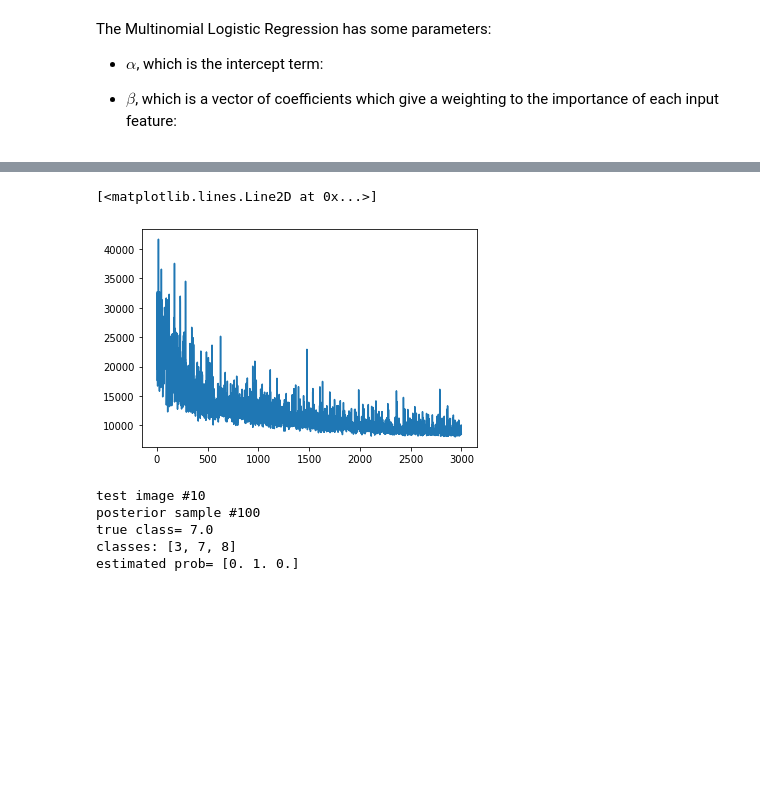
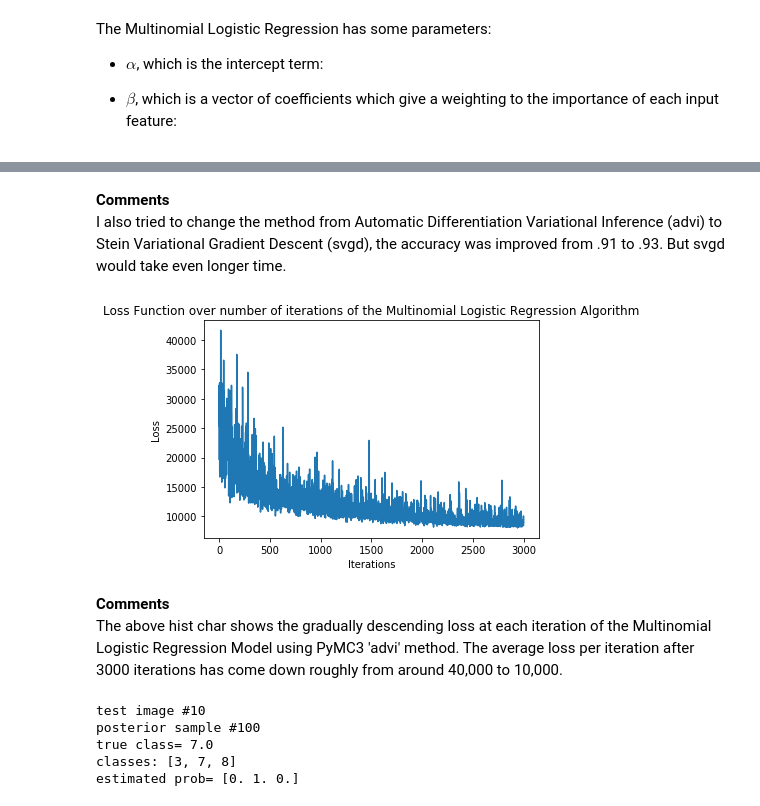
Before and after one commit to zhares999/ET5003_SEM1_2021-2, a Jupyter notebook: Week-1/Etivity_1_XiaomingZhang_20158327.ipynb, the cells around one changed output, grey strips where cells are left out. Drawn from its saved outputs; the diff is of its cells as text; code cells hidden in the pictures; blank space fills up the shorter version.

```diff
--- a/Week-1/Etivity_1_XiaomingZhang_20158327.ipynb
+++ b/Week-1/Etivity_1_XiaomingZhang_20158327.ipynb
@@ -440,8 +451,17 @@ Wall time: 35 s
-# %%
-plt.plot(approx.hist)
-# %% [output]
-[<matplotlib.lines.Line2D at 0x...>]
-[figure, removed]
+# %% [markdown]
+**Comments** <br>
+I also tried to change the method from Automatic Differentiation Variational Inference (advi) to Stein Variational Gradient Descent (svgd), the accuracy was improved from .91 to .93. But svgd would take even longer time.
+# %%
+plt.xlabel('Iterations')
+plt.ylabel('Loss')
+plt.title('Loss Function over number of iterations of the Multinomial Logistic Regression Algorithm')
+plt.plot(approx.hist)
+plt.show()
+# %% [output]
+[figure, added]
+# %% [markdown]
+**Comments** <br>
+The above hist char shows the gradually descending loss at each iteration of the Multinomial Logistic Regression Model using PyMC3 'advi' method. The average loss per iteration after 3000 iterations has come down roughly from around 40,000 to 10,000.
 # %%
 dd = 300
 posterior = approx.sample(draws=dd)
```
Also changed, not shown: parts of 14 cells of this notebook.
